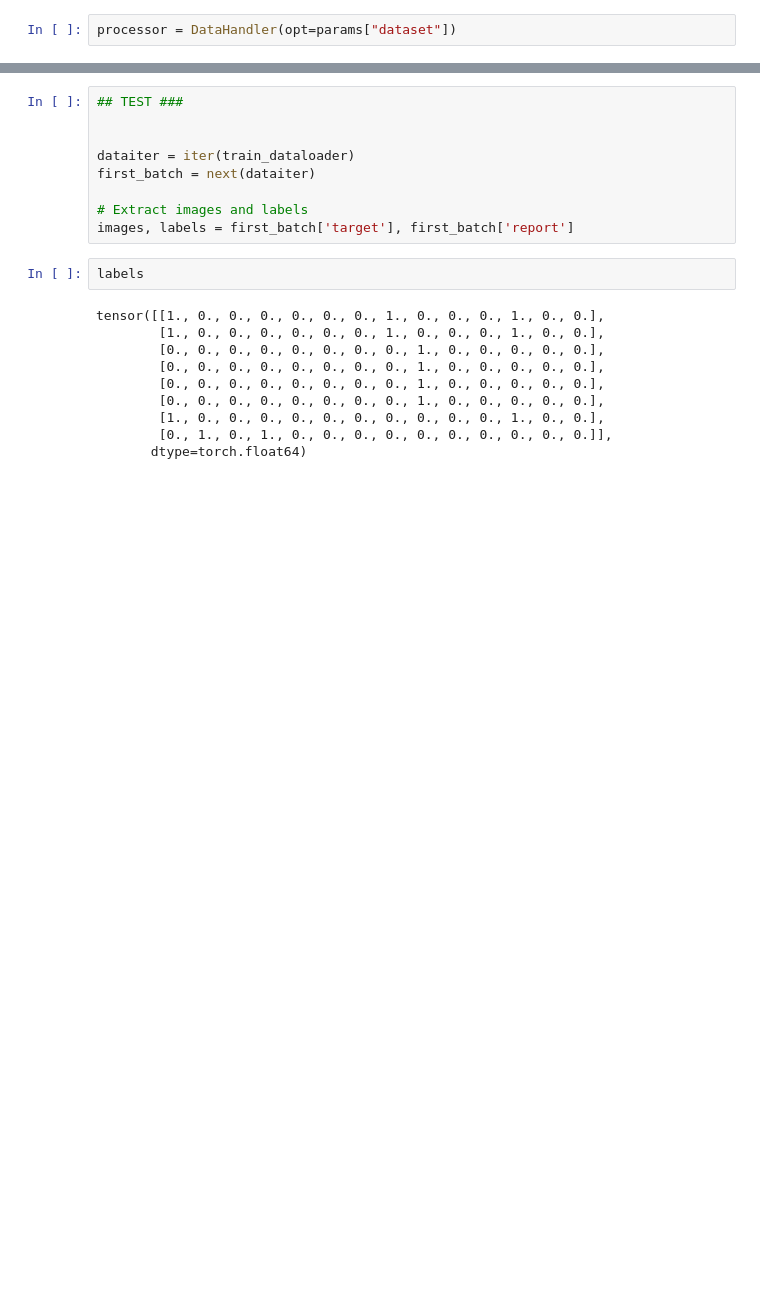
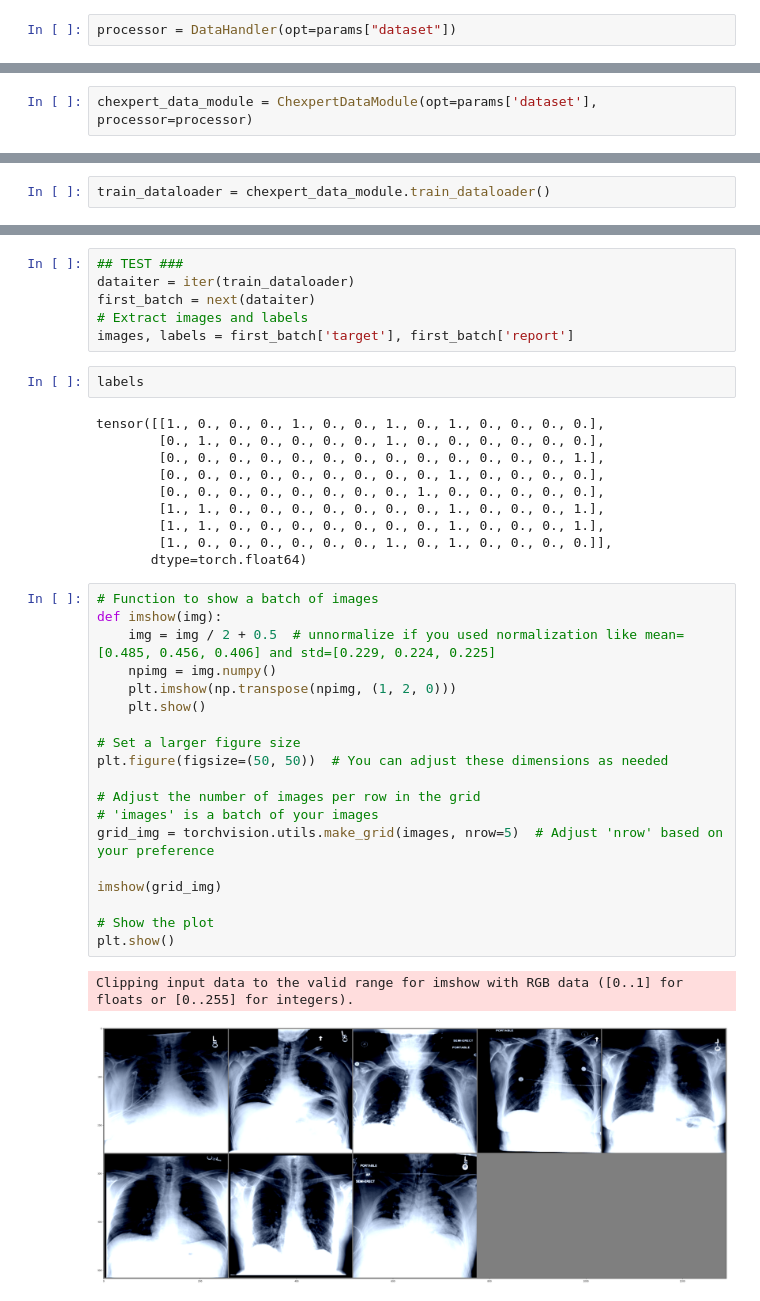
Before and after one commit to tumamur/project_medical, a Jupyter notebook: src/main.ipynb, the cells around one changed output, grey strips where cells are left out. Cells and saved outputs as stored; diff of their text form; blank space fills up the shorter version.

Commit message:
bug fixes in data module

```diff
--- a/src/main.ipynb
+++ b/src/main.ipynb
@@ -37,0 +16,2 @@ test_dataloader = DataLoader(test_dataset,
+# %%
+chexpert_data_module = ChexpertDataModule(opt=params['dataset'], processor=processor)
@@ -37,0 +20,2 @@ test_dataloader = DataLoader(test_dataset,
+# %%
+train_dataloader = chexpert_data_module.train_dataloader()
@@ -38,21 +26,40 @@ test_dataloader = DataLoader(test_dataset,
 # %%
 ## TEST ###
-
-
 dataiter = iter(train_dataloader)
 first_batch = next(dataiter)
-
 # Extract images and labels
 images, labels = first_batch['target'], first_batch['report']
 # %%
 labels
 # %% [output]
-tensor([[1., 0., 0., 0., 0., 0., 0., 1., 0., 0., 0., 1., 0., 0.],
-        [1., 0., 0., 0., 0., 0., 0., 1., 0., 0., 0., 1., 0., 0.],
+tensor([[1., 0., 0., 0., 1., 0., 0., 1., 0., 1., 0., 0., 0., 0.],
+        [0., 1., 0., 0., 0., 0., 0., 1., 0., 0., 0., 0., 0., 0.],
+        [0., 0., 0., 0., 0., 0., 0., 0., 0., 0., 0., 0., 0., 1.],
+        [0., 0., 0., 0., 0., 0., 0., 0., 0., 1., 0., 0., 0., 0.],
         [0., 0., 0., 0., 0., 0., 0., 0., 1., 0., 0., 0., 0., 0.],
-        [0., 0., 0., 0., 0., 0., 0., 0., 1., 0., 0., 0., 0., 0.],
-        [0., 0., 0., 0., 0., 0., 0., 0., 1., 0., 0., 0., 0., 0.],
-        [0., 0., 0., 0., 0., 0., 0., 0., 1., 0., 0., 0., 0., 0.],
-        [1., 0., 0., 0., 0., 0., 0., 0., 0., 0., 0., 1., 0., 0.],
-        [0., 1., 0., 1., 0., 0., 0., 0., 0., 0., 0., 0., 0., 0.]],
+        [1., 1., 0., 0., 0., 0., 0., 0., 0., 1., 0., 0., 0., 1.],
+        [1., 1., 0., 0., 0., 0., 0., 0., 0., 1., 0., 0., 0., 1.],
+        [1., 0., 0., 0., 0., 0., 0., 1., 0., 1., 0., 0., 0., 0.]],
        dtype=torch.float64)
+# %%
+# Function to show a batch of images
+def imshow(img):
+    img = img / 2 + 0.5  # unnormalize if you used normalization like mean=[0.485, 0.456, 0.406] and std=[0.229, 0.224, 0.225]
+    npimg = img.numpy()
+    plt.imshow(np.transpose(npimg, (1, 2, 0)))
+    plt.show()
+
+# Set a larger figure size
+plt.figure(figsize=(50, 50))  # You can adjust these dimensions as needed
+
+# Adjust the number of images per row in the grid
+# 'images' is a batch of your images
+grid_img = torchvision.utils.make_grid(images, nrow=5)  # Adjust 'nrow' based on your preference
+
+imshow(grid_img)
+
+# Show the plot
+plt.show()
+# %% [output]
+Clipping input data to the valid range for imshow with RGB data ([0..1] for floats or [0..255] for integers).
+[figure, added]
```
Also changed, not shown: parts of 9 cells of this notebook, 2 other files.
